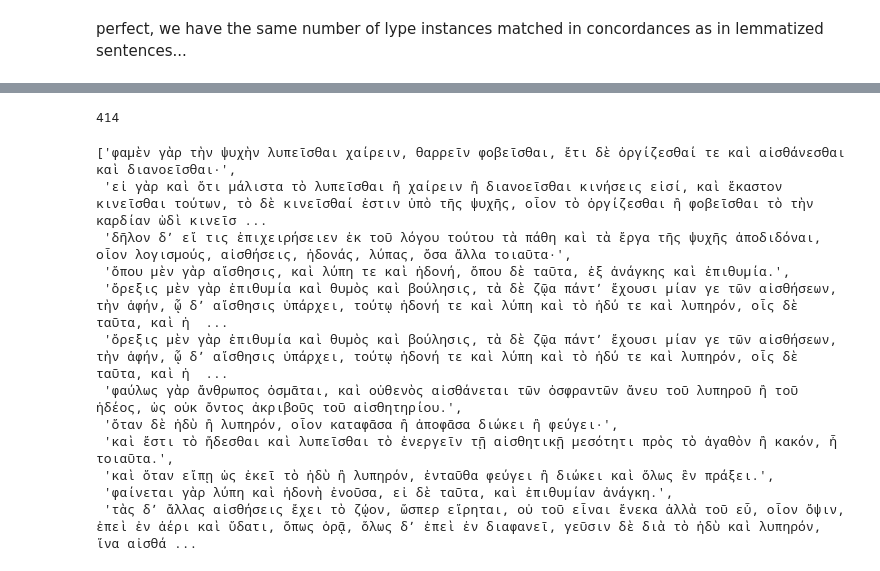
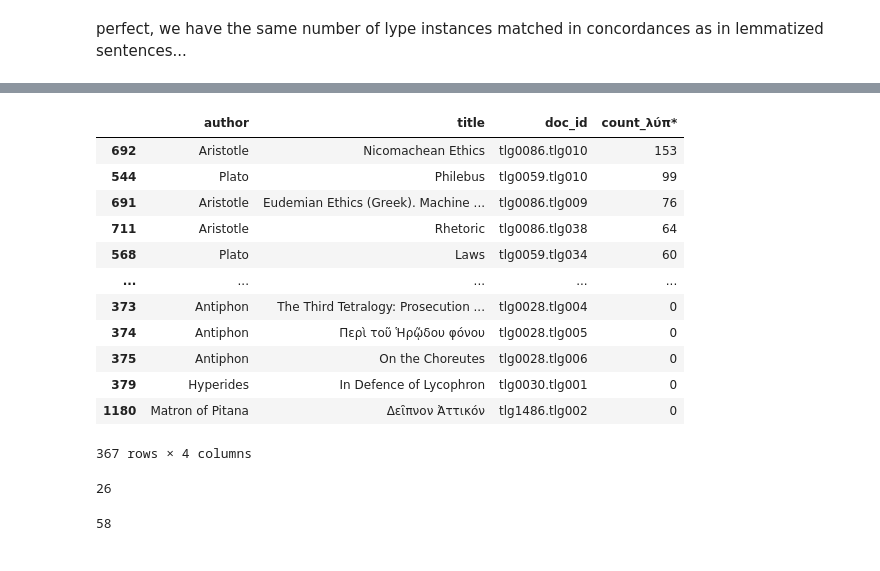
Before and after one commit to kasev/PIPA, a Jupyter notebook: scripts/3_CONCORDANCES+EMBDEDDINGS.ipynb, the cells around one changed output, grey strips where cells are left out. Drawn from its saved outputs; the diff is of its cells as text; code cells hidden in the pictures.

```diff
--- a/scripts/3_CONCORDANCES+EMBDEDDINGS.ipynb
+++ b/scripts/3_CONCORDANCES+EMBDEDDINGS.ipynb
@@ -66,7 +68,4 @@ def get_concordances(wordlist, keyword, window, vocabulary=None):
     #concordances = [c for c in concordances if len(c)==window]
     return concordances
 # %%
-cgl["conc_lype"] = cgl["lemmata_repl"].apply(lambda x: get_concordances(x, "λύπ*", 31, vocabulary=cgl_embeddings[1]))
+cgl["conc_lype"] = cgl["lemmata_repl"].apply(lambda x: get_concordances(x, "λύπ*", 21, vocabulary=cgl_embeddings[1]))
-# %%
-cgl = cgl[cgl["author_id"]=="tlg0086"].copy()
-cgl
@@ -198,19 +149,20 @@ cgl["sentences_with_lype"].apply(len).sum()
+# %%
+cgl.sort_values("count_λύπ*", ascending=False)[["author", "title", "doc_id", "count_λύπ*"]]
+# %% [output]
+|  | author | title | doc_id | count_λύπ* |
+| 692 | Aristotle | Nicomachean Ethics | tlg0086.tlg010 | 153 |
+| 544 | Plato | Philebus | tlg0059.tlg010 | 99 |
+| 691 | Aristotle | Eudemian Ethics (Greek). Machine ... | tlg0086.tlg009 | 76 |
+| 711 | Aristotle | Rhetoric | tlg0086.tlg038 | 64 |
+| 568 | Plato | Laws | tlg0059.tlg034 | 60 |
+| ... | ... | ... | ... | ... |
+| 373 | Antiphon | The Third Tetralogy: Prosecution ... | tlg0028.tlg004 | 0 |
+| 374 | Antiphon | Περὶ τοῦ Ἡρῷδου φόνου | tlg0028.tlg005 | 0 |
+| 375 | Antiphon | On the Choreutes | tlg0028.tlg006 | 0 |
+| 379 | Hyperides | In Defence of Lycophron | tlg0030.tlg001 | 0 |
+| 1180 | Matron of Pitana | Δει̑πνον Ἀττικόν | tlg1486.tlg002 | 0 |
+367 rows × 4 columns
 # %%
-cgl["conc_lype"].apply(len).sum()
+cgl[cgl["doc_id"].isin(biological_ids)]["conc_lype"].apply(len).sum()
 # %% [output]
-414
+26
-# %%
-cgl["sentences_with_lype"].tolist()[1]
-# %% [output]
-['φαμὲν γὰρ τὴν ψυχὴν λυπεῖσθαι χαίρειν, θαρρεῖν φοβεῖσθαι, ἔτι δὲ ὀργίζεσθαί τε καὶ αἰσθάνεσθαι καὶ διανοεῖσθαι·',
- 'εἰ γὰρ καὶ ὅτι μάλιστα τὸ λυπεῖσθαι ἢ χαίρειν ἢ διανοεῖσθαι κινήσεις εἰσί, καὶ ἕκαστον κινεῖσθαι τούτων, τὸ δὲ κινεῖσθαί ἐστιν ὑπὸ τῆς ψυχῆς, οἷον τὸ ὀργίζεσθαι ἢ φοβεῖσθαι τὸ τὴν καρδίαν ὡδὶ κινεῖσ ...
- 'δῆλον δʼ εἴ τις ἐπιχειρήσειεν ἐκ τοῦ λόγου τούτου τὰ πάθη καὶ τὰ ἔργα τῆς ψυχῆς ἀποδιδόναι, οἷον λογισμούς, αἰσθήσεις, ἡδονάς, λύπας, ὅσα ἄλλα τοιαῦτα·',
- 'ὅπου μὲν γὰρ αἴσθησις, καὶ λύπη τε καὶ ἡδονή, ὅπου δὲ ταῦτα, ἐξ ἀνάγκης καὶ ἐπιθυμία.',
- 'ὄρεξις μὲν γὰρ ἐπιθυμία καὶ θυμὸς καὶ βούλησις, τὰ δὲ ζῷα πάντʼ ἔχουσι μίαν γε τῶν αἰσθήσεων, τὴν ἁφήν, ᾧ δʼ αἴσθησις ὑπάρχει, τούτῳ ἡδονή τε καὶ λύπη καὶ τὸ ἡδύ τε καὶ λυπηρόν, οἷς δὲ ταῦτα, καὶ ἡ  ...
- 'ὄρεξις μὲν γὰρ ἐπιθυμία καὶ θυμὸς καὶ βούλησις, τὰ δὲ ζῷα πάντʼ ἔχουσι μίαν γε τῶν αἰσθήσεων, τὴν ἁφήν, ᾧ δʼ αἴσθησις ὑπάρχει, τούτῳ ἡδονή τε καὶ λύπη καὶ τὸ ἡδύ τε καὶ λυπηρόν, οἷς δὲ ταῦτα, καὶ ἡ  ...
- 'φαύλως γὰρ ἄνθρωπος ὀσμᾶται, καὶ οὐθενὸς αἰσθάνεται τῶν ὀσφραντῶν ἄνευ τοῦ λυπηροῦ ἢ τοῦ ἡδέος, ὡς οὐκ ὄντος ἀκριβοῦς τοῦ αἰσθητηρίου.',
- 'ὅταν δὲ ἡδὺ ἢ λυπηρόν, οἶον καταφᾶσα ἢ ἀποφᾶσα διώκει ἢ φεύγει·',
- 'καὶ ἔστι τὸ ἥδεσθαι καὶ λυπεῖσθαι τὸ ἐνεργεῖν τῇ αἰσθητικῇ μεσότητι πρὸς τὸ ἀγαθὸν ἢ κακόν, ἦ τοιαῦτα.',
- 'καὶ ὅταν εἴπῃ ὡς ἐκεῖ τὸ ἡδὺ ἢ λυπηρόν, ἐνταῦθα φεύγει ἢ διώκει καὶ ὅλως ἓν πράξει.',
- 'φαίνεται γὰρ λύπη καὶ ἡδονὴ ἐνοῦσα, εἰ δὲ ταῦτα, καὶ ἐπιθυμίαν ἀνάγκη.',
- 'τὰς δʼ ἄλλας αἰσθήσεις ἔχει τὸ ζῴον, ὥσπερ εἴρηται, οὐ τοῦ εἶναι ἕνεκα ἀλλὰ τοῦ εὖ, οἶον ὄψιν, ἐπεὶ ἐν ἀέρι καὶ ὕδατι, ὅπως ὁρᾷ, ὅλως δʼ ἐπεὶ ἐν διαφανεῖ, γεῦσιν δὲ διὰ τὸ ἡδὺ καὶ λυπηρόν, ἵνα αἰσθά ...
@@ -219 +169,5 @@ ethical_ids = ["tlg0086.tlg009", "tlg0086.tlg010", "tlg0086.tlg022", "tlg0086.tl
+# %%
+cgl[cgl["doc_id"].isin(medical_ids)]["conc_lype"].apply(len).sum()
+# %% [output]
+58
 # %%
```
Also changed, not shown: parts of 55 cells of this notebook, 1 other file.
